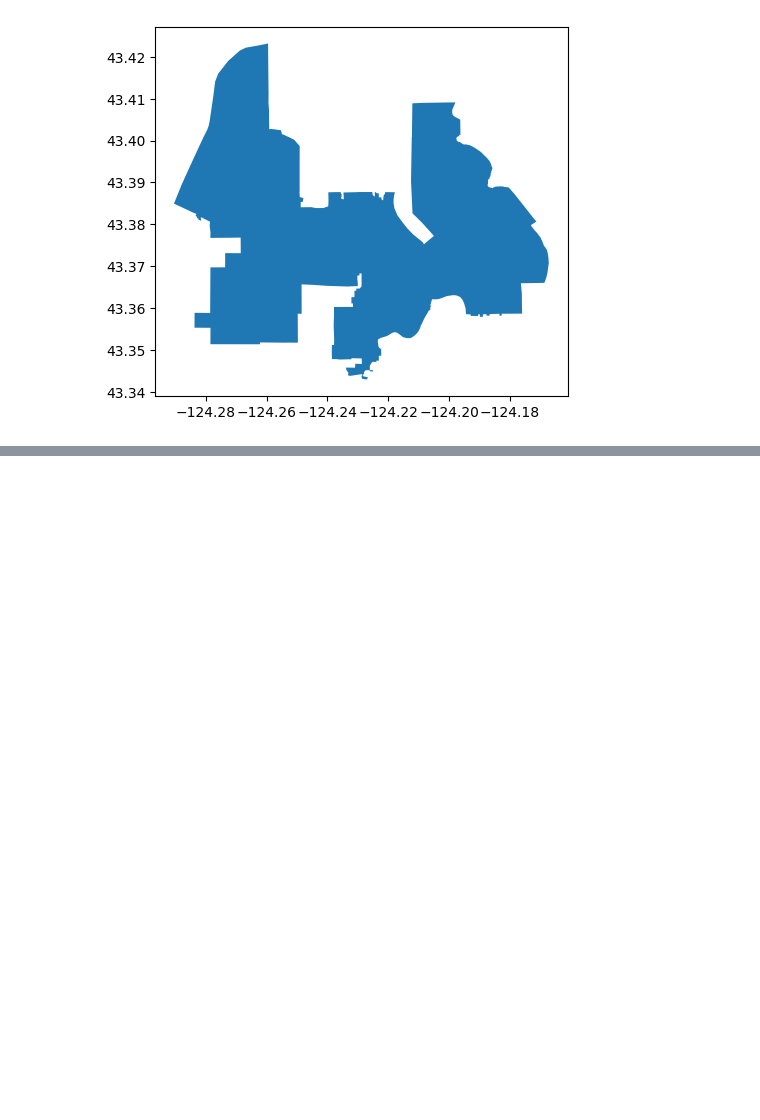
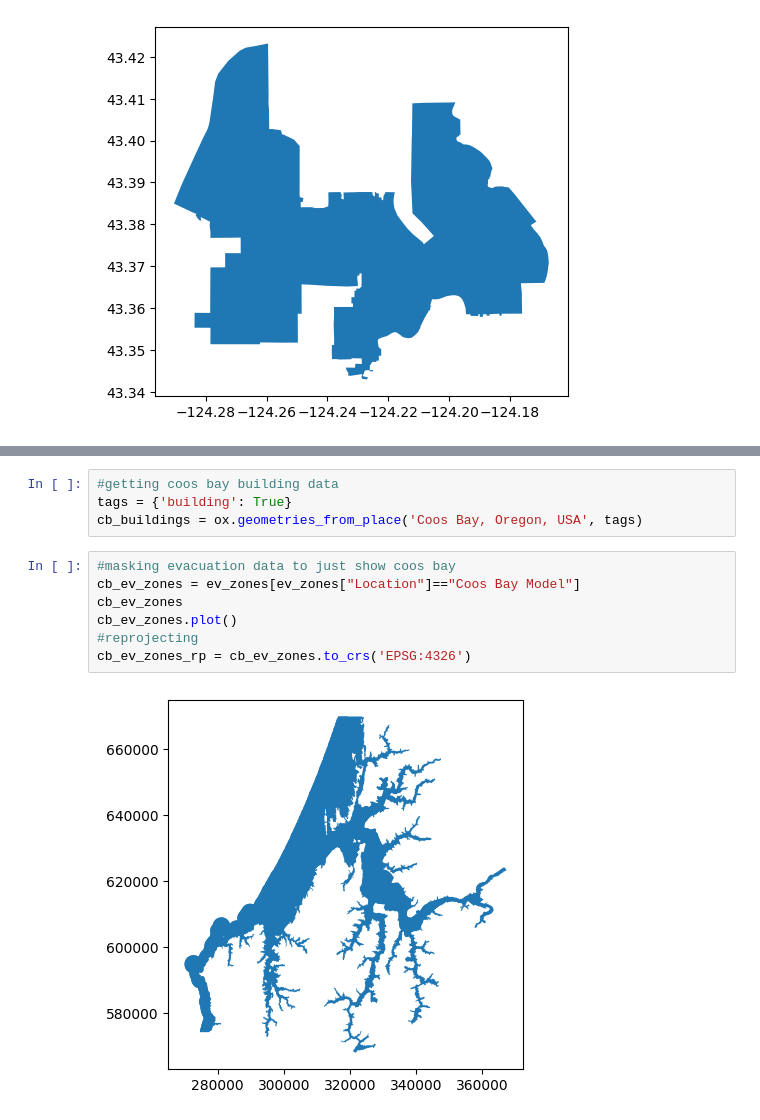
Before and after one commit to mspiegel11/Tsunami-Scenarios, a Jupyter notebook: Tsunami_Scenarios.ipynb, the cells around one changed output, grey strips where cells are left out. Drawn from its saved outputs; the diff is of its cells as text; blank space fills up the shorter version.

```diff
--- a/Tsunami_Scenarios.ipynb
+++ b/Tsunami_Scenarios.ipynb
@@ -58,0 +49,13 @@ gdf_coos.plot()
+# %%
+#getting coos bay building data
+tags = {'building': True}
+cb_buildings = ox.geometries_from_place('Coos Bay, Oregon, USA', tags)
+# %%
+#masking evacuation data to just show coos bay
+cb_ev_zones = ev_zones[ev_zones["Location"]=="Coos Bay Model"]
+cb_ev_zones
+cb_ev_zones.plot()
+#reprojecting
+cb_ev_zones_rp = cb_ev_zones.to_crs('EPSG:4326')
+# %% [output]
+[figure, added]
```
Also changed, not shown: parts of 5 cells of this notebook.
